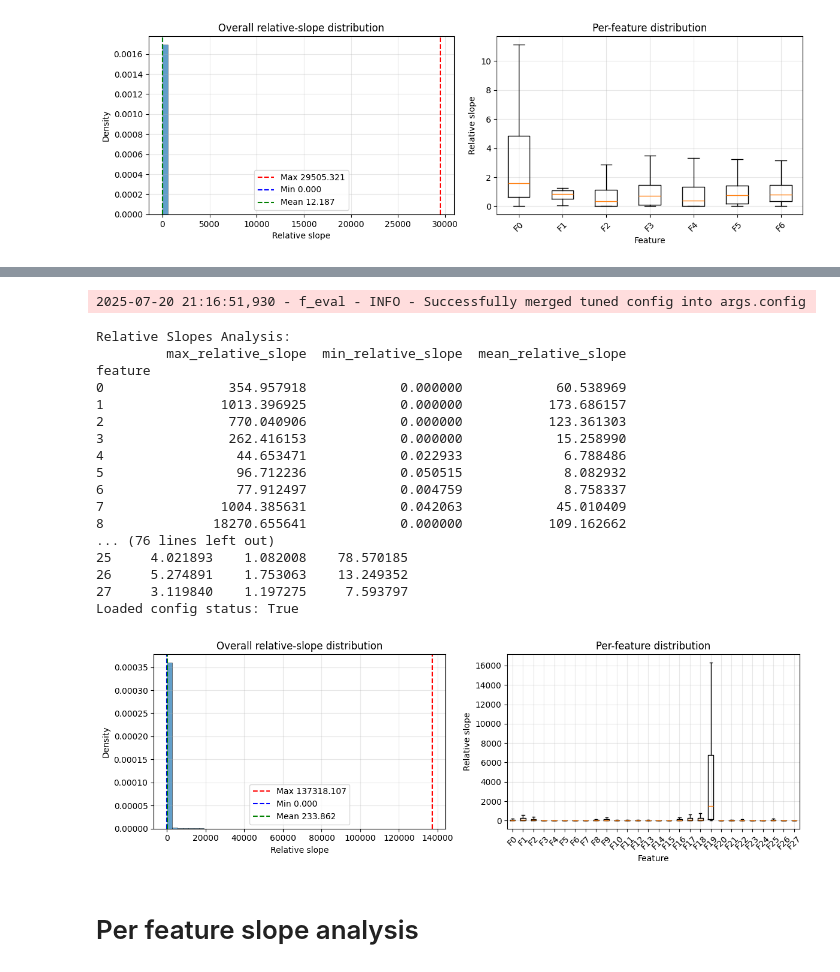
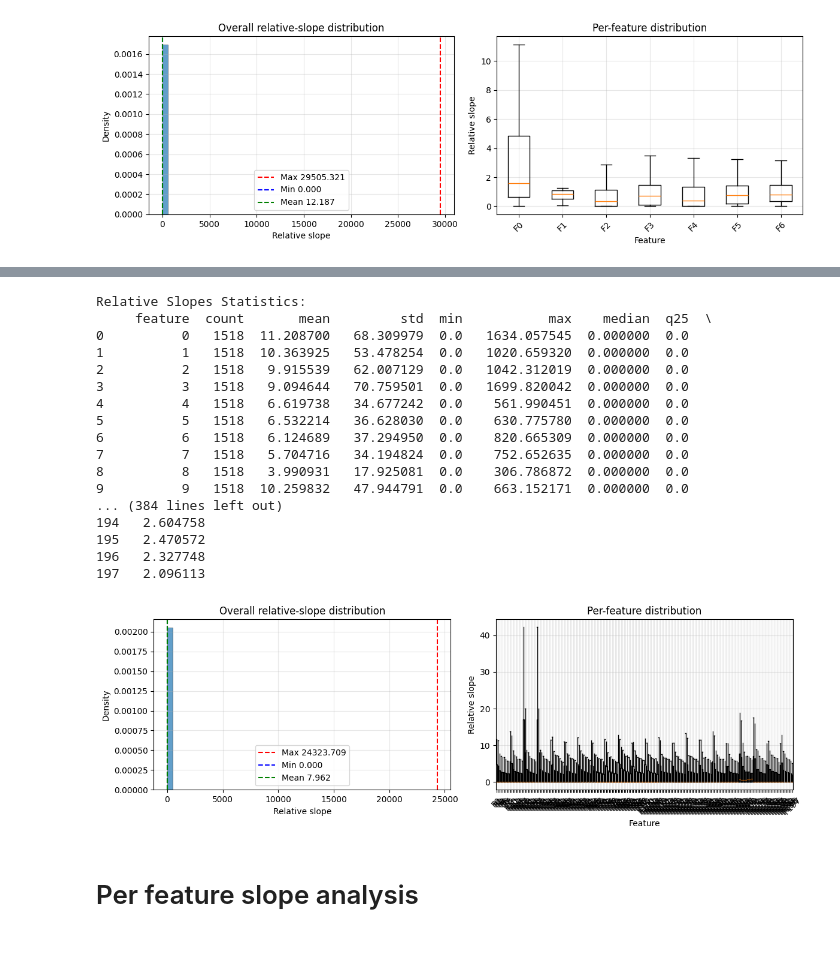
Before and after one commit to ziiihoooYe/TabFT, a Jupyter notebook: script/f_eval.ipynb, the cells around one changed output, grey strips where cells are left out. Drawn from its saved outputs; the diff is of its cells as text; code cells hidden in the pictures.

```diff
--- a/script/f_eval.ipynb
+++ b/script/f_eval.ipynb
@@ -493,6 +493,14 @@ def transform_analysis(transform_list, N_data, C_data, y_data, is_regression=Fal
     pipeline = DataTransformPipeline(transform_list, args, is_regression=is_regression)
 
     N_trans, C_trans, y_trans = pipeline.fit_transform(N_data=N_data.copy(), C_data=C_data, y_data=y_data)
+    if "encoder" in pipeline.shared_state:
+        N_train = torch.from_numpy(N_trans['train'].astype(np.float32)).to('cuda') if N_trans is not None else None
+        C_train = torch.from_numpy(C_trans['train'].astype(np.float32)).to('cuda') if C_trans is not None else None
+        encode_val = pipeline.shared_state['encoder'].encode(N_train, C_train)
+        if N_trans is not None:
+            N_trans['train'] = encode_val[0].detach().cpu().numpy().astype(np.float32)
+        if C_trans is not None:
+            C_trans['train'] = encode_val[1].detach().cpu().numpy().astype(np.float32)
 
     N_trans_train = N_trans['train']  # (n_samples, n_features)
 
@@ -559,9 +567,9 @@ args = SimpleNamespace(seed=2025, model_type=model_type, config={}, device='cuda
 # dataset_name = 'Diamonds'
 # dataset_name = 'Ailerons_DPGMM'
 # dataset_name = 'IEEE80211aa-GATS'
-dataset_name = 'Intersectional-Bias-Assessment'
+# dataset_name = 'Intersectional-Bias-Assessment'
 # dataset_name = 'Mobile_Price_Classification'
-# dataset_name = 'Waterstress'
+dataset_name = 'Waterstress'
 # dataset_name = 'FOREX_audjpy-day-High'
 # dataset_name = 'internet_firewall'
 # dataset_name = 'BNG(tic-tac-toe)'
@@ -748,15 +755,9 @@ Loaded config status: True
 # %%
 transform_list = [
     {
-        'norm':
+        'multi_uniple':
             {
-                'policy': 'standard'
-            }
-    },
-    {
-        'rbf_eigenfuntion':
-            {
-                'output_dim': 4
+                'n_bins': 256
             }
     },
     {
@@ -766,17 +767,18 @@ transform_list = [
             }
     }
 ]
+import os
 N_trans, C_trans, y_trans, trans_results_stretch_opt = transform_analysis(transform_list, N_data, C_data, y_data, is_regression)
 
-logger = get_logger('f_eval')
-args = copy.deepcopy(args)
-args.save_path = f'results_model/default_path/{dataset_name}-mlp-Tune/Epoch200BZ1024'
-args.transform_list = transform_list
-args, is_loaded = load_tuned_config(args, logger=logger)
-print(f"Loaded config status: {is_loaded}")
+# logger = get_logger('f_eval')
+# args = copy.deepcopy(args)
+# args.save_path = f'results_model/default_path/{dataset_name}-mlp-Tune/Epoch200BZ1024'
+# args.transform_list = transform_list
+# args, is_loaded = load_tuned_config(args, logger=logger)
+# print(f"Loaded config status: {is_loaded}")
 
-method_custom = get_method(args.model_type)(args, is_regression)
-method_custom.pre_transformed = True
-train_val_data = (copy.deepcopy(N_trans), copy.deepcopy(C_trans), copy.deepcopy(y_trans))
-time_cost = method_custom.fit(train_val_data, info)
+# method_custom = get_method(args.model_type)(args, is_regression)
+# method_custom.pre_transformed = True
+# train_val_data = (copy.deepcopy(N_trans), copy.deepcopy(C_trans), copy.deepcopy(y_trans))
+# time_cost = method_custom.fit(train_val_data, info)
 # %% [output]
@@ -802,22 +811,21 @@ Spectral-decay exponent α  ≈ 1.37
-2025-07-20 21:16:51,930 - f_eval - INFO - Successfully merged tuned config into args.config
+Relative Slopes Statistics:
+     feature  count       mean         std  min           max    median  q25  \
+0          0   1518  11.208700   68.309979  0.0   1634.057545  0.000000  0.0
+1          1   1518  10.363925   53.478254  0.0   1020.659320  0.000000  0.0
+2          2   1518   9.915539   62.007129  0.0   1042.312019  0.000000  0.0
+3          3   1518   9.094644   70.759501  0.0   1699.820042  0.000000  0.0
+4          4   1518   6.619738   34.677242  0.0    561.990451  0.000000  0.0
+5          5   1518   6.532214   36.628030  0.0    630.775780  0.000000  0.0
+6          6   1518   6.124689   37.294950  0.0    820.665309  0.000000  0.0
+7          7   1518   5.704716   34.194824  0.0    752.652635  0.000000  0.0
+8          8   1518   3.990931   17.925081  0.0    306.786872  0.000000  0.0
+9          9   1518  10.259832   47.944791  0.0    663.152171  0.000000  0.0
+... (384 lines left out)
+194   2.604758
+195   2.470572
+196   2.327748
+197   2.096113
-Relative Slopes Analysis:
-         max_relative_slope  min_relative_slope  mean_relative_slope
-feature
-0                354.957918            0.000000            60.538969
-1               1013.396925            0.000000           173.686157
-2                770.040906            0.000000           123.361303
-3                262.416153            0.000000            15.258990
-4                 44.653471            0.022933             6.788486
-5                 96.712236            0.050515             8.082932
-6                 77.912497            0.004759             8.758337
-7               1004.385631            0.042063            45.010409
-8              18270.655641            0.000000           109.162662
-... (76 lines left out)
-25     4.021893    1.082008    78.570185
-26     5.274891    1.753063    13.249352
-27     3.119840    1.197275     7.593797
-Loaded config status: True
-[figure, old version]
+[figure, new version]
 # %% [markdown]
 # Per feature slope analysis
 # %% [markdown]
```
Also changed, not shown: parts of 3 cells of this notebook, 38 other files.
